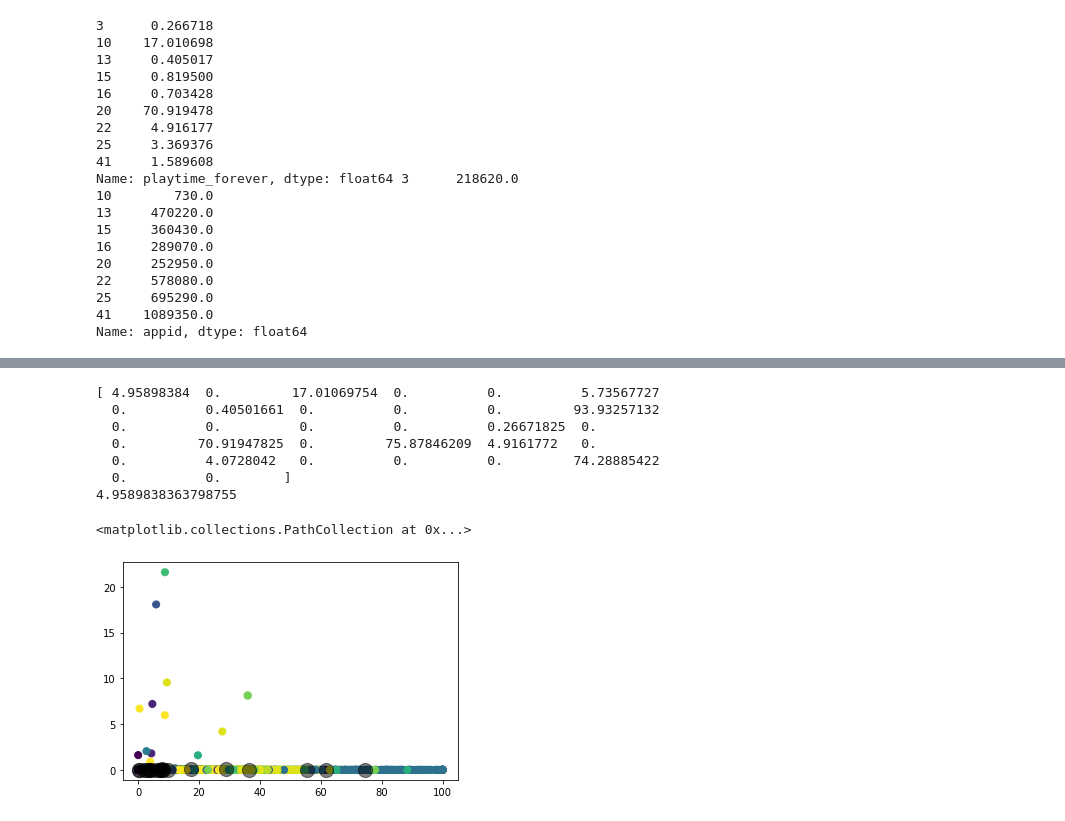
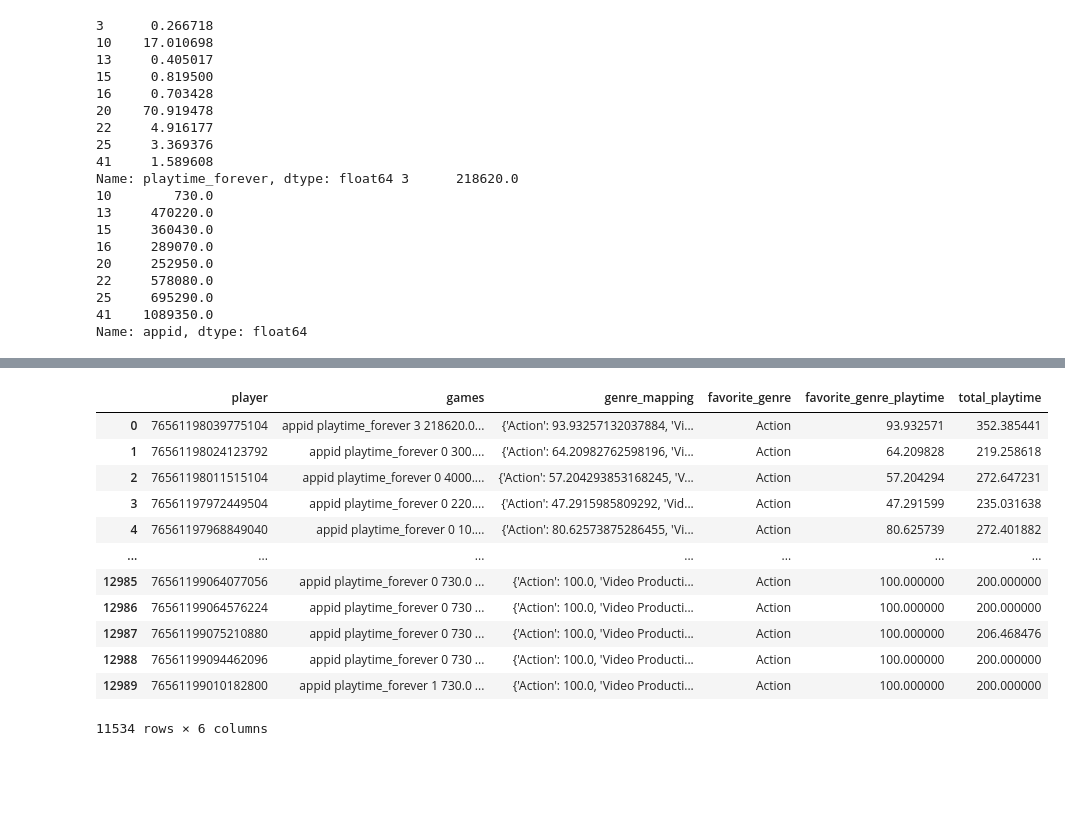
Before and after one commit to Phytolizer/csce320-final-project, a Jupyter notebook: analysis.ipynb, the cells around one changed output, grey strips where cells are left out. Saved outputs shown, nothing was run; the diff lists cells and outputs as text; code cells hidden in the pictures; blank space fills up the shorter version.

```diff
--- a/analysis.ipynb
+++ b/analysis.ipynb
@@ -157,31 +153,12 @@ print(games["genre_mapping"][0])
-# %%
-from sklearn.cluster import KMeans
-import numpy as np
-kmeans = KMeans(n_clusters=20, random_state=0)
-genre_dicts = list(games["genre_mapping"])
-genre_percentages = []
-for dict in genre_dicts:
-    genre_percentages.append(list(dict.values()))
-
-genre_data = np.array(genre_percentages)
-print(genre_data[0])
-genre_data = genre_data[genre_data != 0]
-print(genre_data[0])
-# kmeans.fit(genre_data)
-# y_kmeans = kmeans.predict(genre_data)
-# %% [output]
-[ 4.95898384  0.         17.01069754  0.          0.          5.73567727
-  0.          0.40501661  0.          0.          0.         93.93257132
-  0.          0.          0.          0.          0.26671825  0.
-  0.         70.91947825  0.         75.87846209  4.9161772   0.
-  0.          4.0728042   0.          0.          0.         74.28885422
-  0.          0.        ]
-4.9589838363798755
-# %%
-plt.scatter(genre_data[:, 0], genre_data[:, 1], c=y_kmeans, s=50, cmap='viridis')
-
-centers = kmeans.cluster_centers_
-plt.scatter(centers[:, 0], centers[:, 1], c='black', s=200, alpha=0.5)
-# %% [output]
-<matplotlib.collections.PathCollection at 0x...>
-[figure, removed]
+# %%
+favorite_genre = []
+favorite_genre_playtime = []
+total_playtime = []
+for genre_dict in games["genre_mapping"]:
+    total_time = sum(genre_dict.values())
+    max_key = max(genre_dict, key=genre_dict.get)
+    favorite_genre_playtime.append(genre_dict[max_key])
+    favorite_genre.append(max_key)
+    total_playtime.append(total_time)
+# %%
+games_copy = games.copy()
@@ -187,0 +170,16 @@ plt.scatter(centers[:, 0], centers[:, 1], c='black', s=200, alpha=0.5)
+# %%
+games_copy
+# %% [output]
+|  | player | games | genre_mapping | favorite_genre | favorite_genre_playtime | total_playtime |
+| 0 | 76561198039775104 | appid playtime_forever 3 218620.0... | {'Action': 93.93257132037884, 'Vi... | Action | 93.932571 | 352.385441 |
+| 1 | 76561198024123792 | appid playtime_forever 0 300.... | {'Action': 64.20982762598196, 'Vi... | Action | 64.209828 | 219.258618 |
+| 2 | 76561198011515104 | appid playtime_forever 0 4000.... | {'Action': 57.204293853168245, 'V... | Action | 57.204294 | 272.647231 |
+| 3 | 76561197972449504 | appid playtime_forever 0 220.... | {'Action': 47.2915985809292, 'Vid... | Action | 47.291599 | 235.031638 |
+| 4 | 76561197968849040 | appid playtime_forever 0 10.... | {'Action': 80.62573875286455, 'Vi... | Action | 80.625739 | 272.401882 |
+| ... | ... | ... | ... | ... | ... | ... |
+| 12985 | 76561199064077056 | appid playtime_forever 0 730.0 ... | {'Action': 100.0, 'Video Producti... | Action | 100.000000 | 200.000000 |
+| 12986 | 76561199064576224 | appid playtime_forever 0 730 ... | {'Action': 100.0, 'Video Producti... | Action | 100.000000 | 200.000000 |
+| 12987 | 76561199075210880 | appid playtime_forever 0 730 ... | {'Action': 100.0, 'Video Producti... | Action | 100.000000 | 206.468476 |
+| 12988 | 76561199094462096 | appid playtime_forever 0 730 ... | {'Action': 100.0, 'Video Producti... | Action | 100.000000 | 200.000000 |
+| 12989 | 76561199010182800 | appid playtime_forever 1 730.0 ... | {'Action': 100.0, 'Video Producti... | Action | 100.000000 | 200.000000 |
+11534 rows × 6 columns
```
Also changed, not shown: parts of 8 cells of this notebook.
